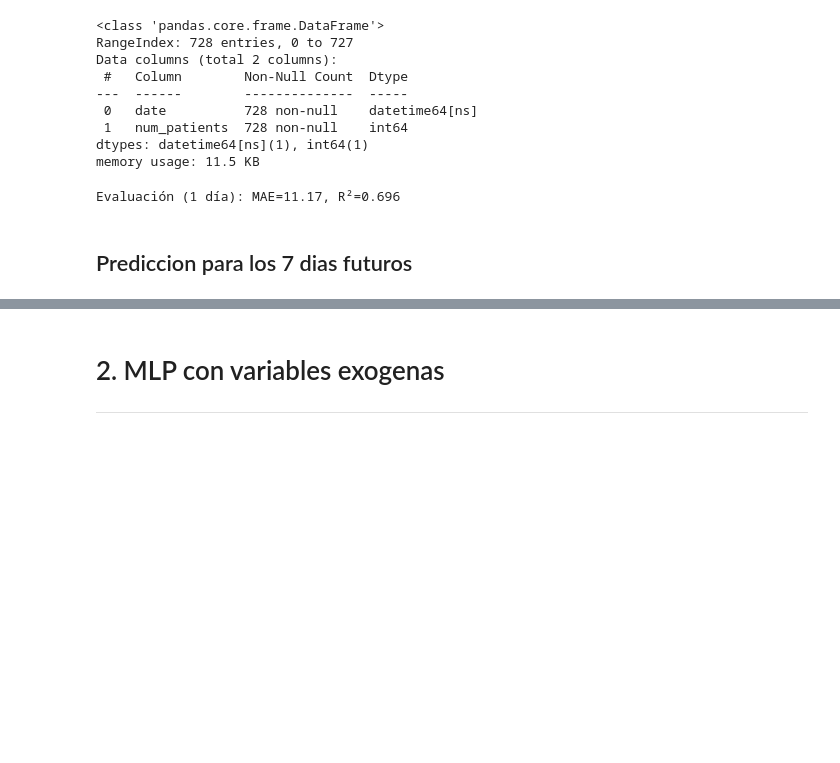
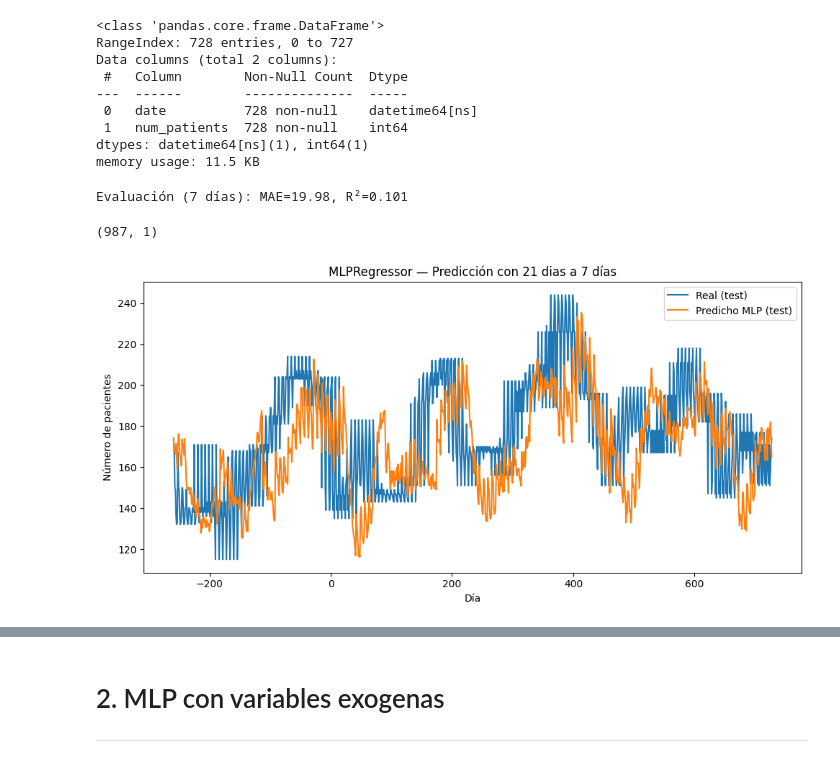
Before and after one commit to FaustoGabini/hospital-bed-prediction, a Jupyter notebook: 03_MLP.ipynb, the cells around one changed output, grey strips where cells are left out. Cells and saved outputs as stored; diff of their text form; code cells hidden in the pictures; blank space fills up the shorter version.

```diff
--- a/03_MLP.ipynb
+++ b/03_MLP.ipynb
@@ -27,22 +27,27 @@ Data columns (total 2 columns):
 dtypes: datetime64[ns](1), int64(1)
 memory usage: 11.5 KB
 # %%
-# Crear las ventanas de tiempo (con lags)
-# Transformamos la serie temporal en un formato supervisado
-def create_lags(series, n_lags=7):
+# --- Crear ventanas de entrada (21 días) y salida (7 días) ---
+def create_lags(series, n_lags=21, n_future=7):
+    """
+    Convierte una serie temporal en un conjunto supervisado multistep.
+    X: ventanas de tamaño n_lags
+    y: siguientes n_future valores a predecir
+    """
     X, y = [], []
-    for i in range(n_lags, len(series)):
-        X.append(series[i-n_lags:i, 0])
-        y.append(series[i, 0])
+    for i in range(n_lags, len(series) - n_future + 1):
+        X.append(series[i - n_lags:i, 0])          # 21 días previos
+        y.append(series[i:i + n_future, 0])        # próximos 7 días
     return np.array(X), np.array(y)
 
-# Escalar la serie
+# --- Escalar la serie ---
 scaler = MinMaxScaler()
 y_scaled = scaler.fit_transform(y.reshape(-1, 1))
 
-# Crear ventanas
-n_lags = 7
-X, y_lagged = create_lags(y_scaled, n_lags)
+# --- Crear ventanas ---
+n_lags = 21
+n_future = 7
+X, y_lagged = create_lags(y_scaled, n_lags, n_future)
 # %%
 
 # División temporal
@@ -52,10 +57,10 @@ X_train, X_test, y_train, y_test = train_test_split(
 # %%
 # --- Entrenar MLP ---
 mlp = MLPRegressor(
-    hidden_layer_sizes=(64, 32),
+    hidden_layer_sizes=(128, 64),
     activation='relu',
     solver='adam',
-    max_iter=100,
+    max_iter=1000,
     random_state=42,
     early_stopping=True
 )
@@ -69,9 +74,27 @@ y_pred_inv = scaler.inverse_transform(y_pred.reshape(-1, 1))
 # --- Métricas ---
 mae = mean_absolute_error(y_test_inv, y_pred_inv)
 r2 = r2_score(y_test_inv, y_pred_inv)
-print(f"Evaluación (1 día): MAE={mae:.2f}, R²={r2:.3f}")
+print(f"Evaluación (7 días): MAE={mae:.2f}, R²={r2:.3f}")
 # %% [output]
-Evaluación (1 día): MAE=11.17, R²=0.696
+Evaluación (7 días): MAE=19.98, R²=0.101
-# %% [markdown]
-## Prediccion para los 7 dias futuros
+# %%
+y_test_inv.shape
+# %% [output]
+(987, 1)
+# %%
+# --- Índices para graficar ---
+test_idx = np.arange(len(y) - len(y_test_inv), len(y))
+
+# --- Gráfico ---
+plt.figure(figsize=(10, 5))
+plt.plot(test_idx, y_test_inv, label="Real (test)", color="#1f77b4")
+plt.plot(test_idx, y_pred_inv, label="Predicho MLP (test)", color="#ff7f0e")
+plt.title("MLPRegressor — Predicción con 21 dias a 7 días")
+plt.xlabel("Día")
+plt.ylabel("Número de pacientes")
+plt.legend()
+plt.tight_layout()
+plt.show()
+# %% [output]
+[figure, added]
 # %%
```
Also changed, not shown: parts of 10 cells of this notebook.
